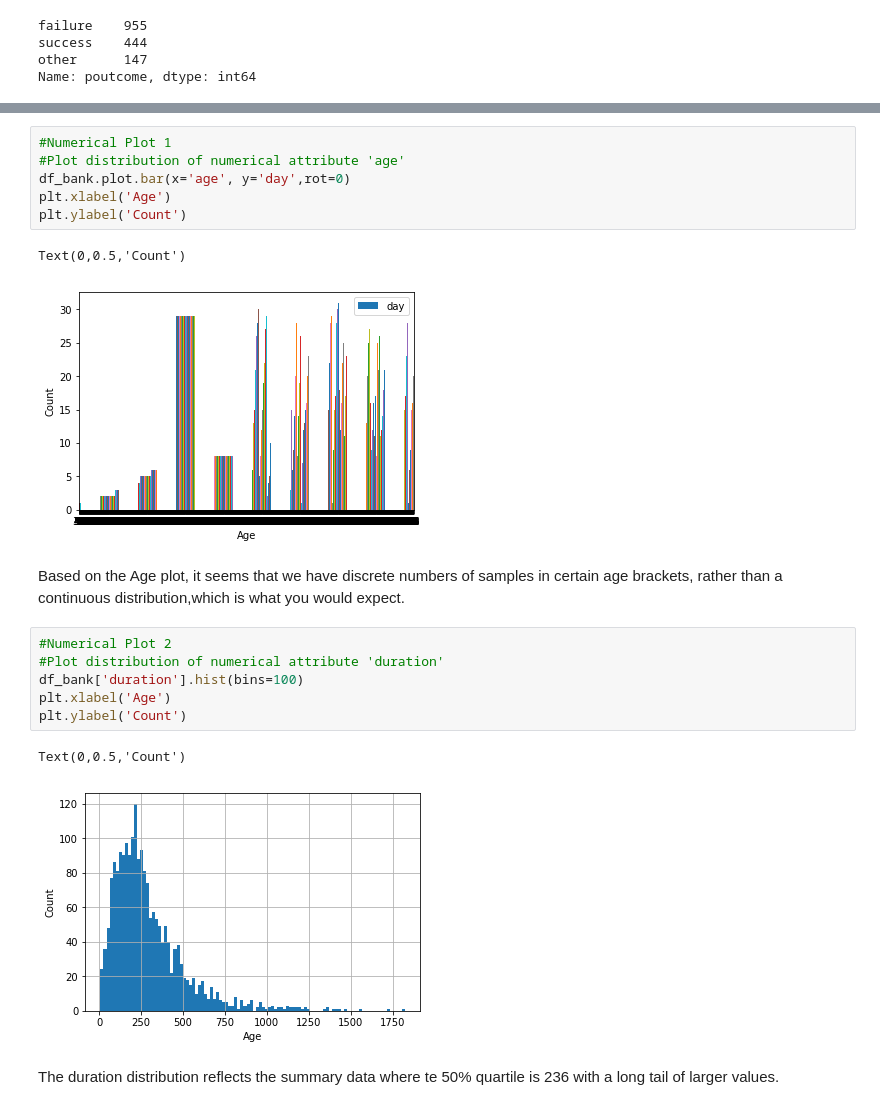
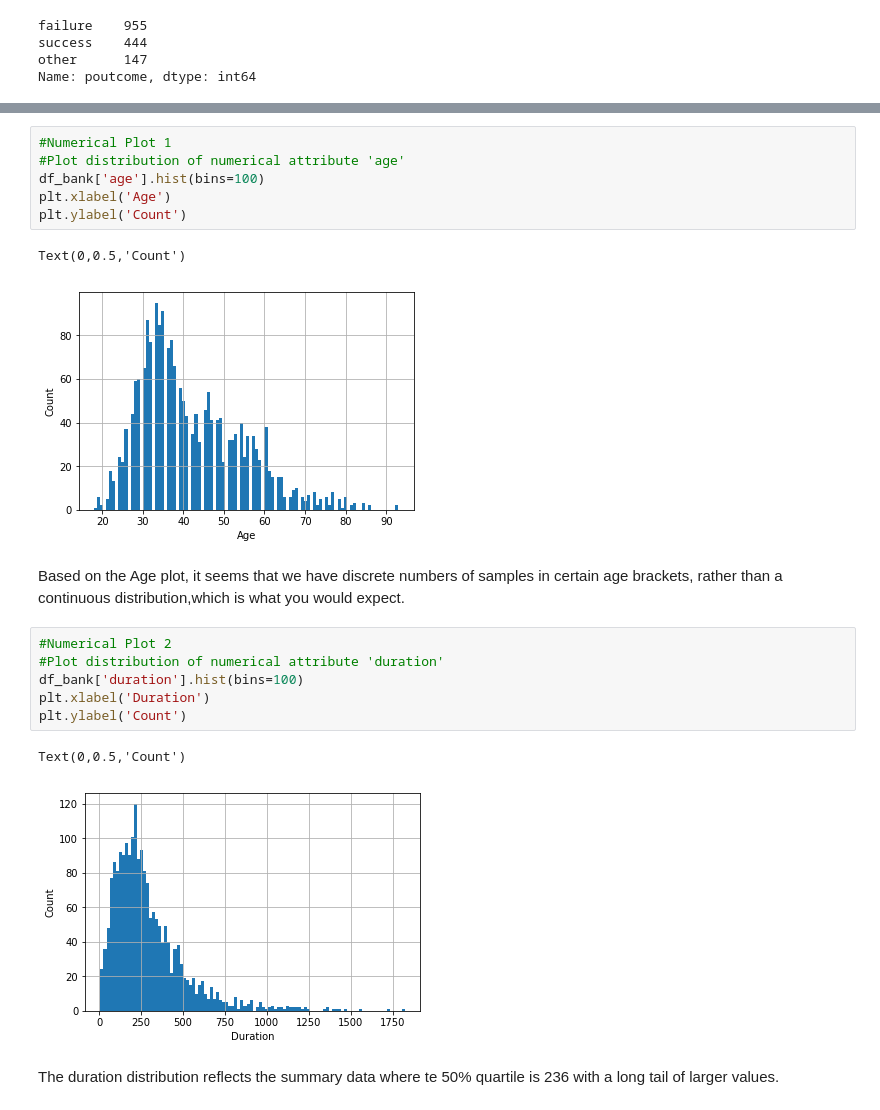
Before and after one commit to vipulpopat/MSCAI_Sem1_Etivity1, a Jupyter notebook: 18200036_Etivity1.ipynb, the cells around one changed output, grey strips where cells are left out. Drawn from its saved outputs; the diff is of its cells as text.

```diff
--- a/18200036_Etivity1.ipynb
+++ b/18200036_Etivity1.ipynb
@@ -217,23 +217,23 @@ Name: subscribed, Length: 2000, dtype: object
 # %%
 #Numerical Plot 1
 #Plot distribution of numerical attribute 'age'
-df_bank.plot.bar(x='age', y='day',rot=0)
+df_bank['age'].hist(bins=100)
 plt.xlabel('Age')
 plt.ylabel('Count')
 # %% [output]
 Text(0,0.5,'Count')
-[figure, old version]
+[figure, new version]
 # %% [markdown]
 Based on the Age plot, it seems that we have discrete numbers of samples in certain age brackets, rather than a continuous distribution,which is what you would expect.
 # %%
 #Numerical Plot 2
 #Plot distribution of numerical attribute 'duration'
 df_bank['duration'].hist(bins=100)
-plt.xlabel('Age')
+plt.xlabel('Duration')
 plt.ylabel('Count')
 # %% [output]
 Text(0,0.5,'Count')
-[figure, old version]
+[figure, new version]
 # %% [markdown]
 The duration distribution reflects the summary data where te 50% quartile is 236 with a long tail of larger values.
 # %%
```
Also changed, not shown: parts of 2 cells of this notebook.
